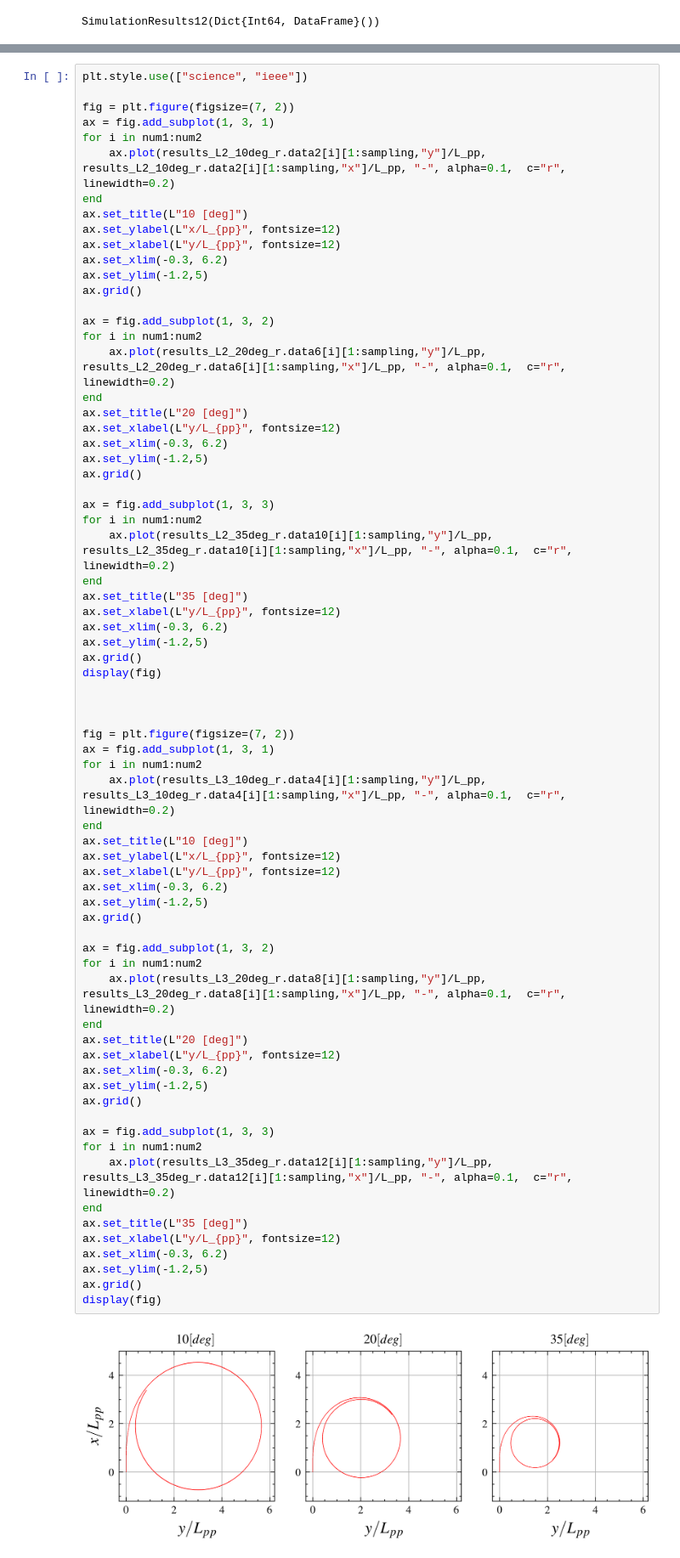
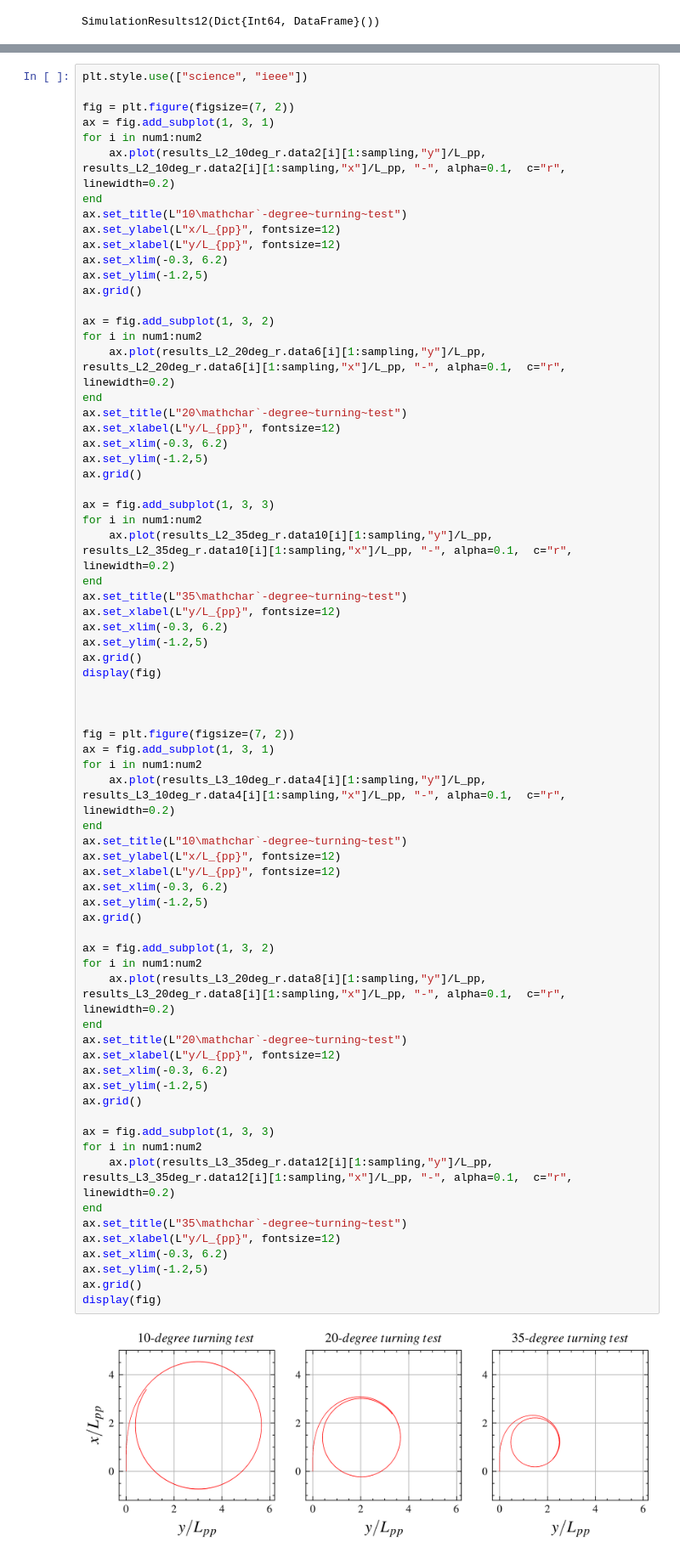
Before and after one commit to hirukawa-keisuke/MCMC-MPC_KVLCC2, a Jupyter notebook: Plot/plotMCMCALL.ipynb, the cells around one changed output, grey strips where cells are left out. Shown at 85% size. Cells and saved outputs as stored; diff of their text form.

```diff
--- a/Plot/plotMCMCALL.ipynb
+++ b/Plot/plotMCMCALL.ipynb
@@ -720,7 +720,7 @@ ax = fig.add_subplot(1, 3, 1)
 for i in num1:num2
     ax.plot(results_L2_10deg_r.data2[i][1:sampling,"y"]/L_pp, results_L2_10deg_r.data2[i][1:sampling,"x"]/L_pp, "-", alpha=0.1,  c="r", linewidth=0.2)
 end
-ax.set_title(L"10 [deg]")
+ax.set_title(L"10\mathchar`-degree~turning~test")
 ax.set_ylabel(L"x/L_{pp}", fontsize=12)
 ax.set_xlabel(L"y/L_{pp}", fontsize=12)
 ax.set_xlim(-0.3, 6.2)
@@ -731,7 +731,7 @@ ax = fig.add_subplot(1, 3, 2)
 for i in num1:num2
     ax.plot(results_L2_20deg_r.data6[i][1:sampling,"y"]/L_pp, results_L2_20deg_r.data6[i][1:sampling,"x"]/L_pp, "-", alpha=0.1,  c="r", linewidth=0.2)
 end
-ax.set_title(L"20 [deg]")
+ax.set_title(L"20\mathchar`-degree~turning~test")
 ax.set_xlabel(L"y/L_{pp}", fontsize=12)
 ax.set_xlim(-0.3, 6.2)
 ax.set_ylim(-1.2,5)
@@ -741,7 +741,7 @@ ax = fig.add_subplot(1, 3, 3)
 for i in num1:num2
     ax.plot(results_L2_35deg_r.data10[i][1:sampling,"y"]/L_pp, results_L2_35deg_r.data10[i][1:sampling,"x"]/L_pp, "-", alpha=0.1,  c="r", linewidth=0.2)
 end
-ax.set_title(L"35 [deg]")
+ax.set_title(L"35\mathchar`-degree~turning~test")
 ax.set_xlabel(L"y/L_{pp}", fontsize=12)
 ax.set_xlim(-0.3, 6.2)
 ax.set_ylim(-1.2,5)
@@ -753,34 +753,34 @@ display(fig)
 fig = plt.figure(figsize=(7, 2))
 ax = fig.add_subplot(1, 3, 1)
 for i in num1:num2
     ax.plot(results_L3_10deg_r.data4[i][1:sampling,"y"]/L_pp, results_L3_10deg_r.data4[i][1:sampling,"x"]/L_pp, "-", alpha=0.1,  c="r", linewidth=0.2)
 end
-ax.set_title(L"10 [deg]")
+ax.set_title(L"10\mathchar`-degree~turning~test")
 ax.set_ylabel(L"x/L_{pp}", fontsize=12)
 ax.set_xlabel(L"y/L_{pp}", fontsize=12)
 ax.set_xlim(-0.3, 6.2)
 ax.set_ylim(-1.2,5)
 ax.grid()
 
 ax = fig.add_subplot(1, 3, 2)
 for i in num1:num2
     ax.plot(results_L3_20deg_r.data8[i][1:sampling,"y"]/L_pp, results_L3_20deg_r.data8[i][1:sampling,"x"]/L_pp, "-", alpha=0.1,  c="r", linewidth=0.2)
 end
-ax.set_title(L"20 [deg]")
+ax.set_title(L"20\mathchar`-degree~turning~test")
 ax.set_xlabel(L"y/L_{pp}", fontsize=12)
 ax.set_xlim(-0.3, 6.2)
 ax.set_ylim(-1.2,5)
 ax.grid()
 
 ax = fig.add_subplot(1, 3, 3)
 for i in num1:num2
     ax.plot(results_L3_35deg_r.data12[i][1:sampling,"y"]/L_pp, results_L3_35deg_r.data12[i][1:sampling,"x"]/L_pp, "-", alpha=0.1,  c="r", linewidth=0.2)
 end
-ax.set_title(L"35 [deg]")
+ax.set_title(L"35\mathchar`-degree~turning~test")
 ax.set_xlabel(L"y/L_{pp}", fontsize=12)
 ax.set_xlim(-0.3, 6.2)
 ax.set_ylim(-1.2,5)
 ax.grid()
 display(fig)
 # %% [output]
-[figure, old version]
+[figure, new version]
```
Also changed, not shown: parts of 3 cells of this notebook.
